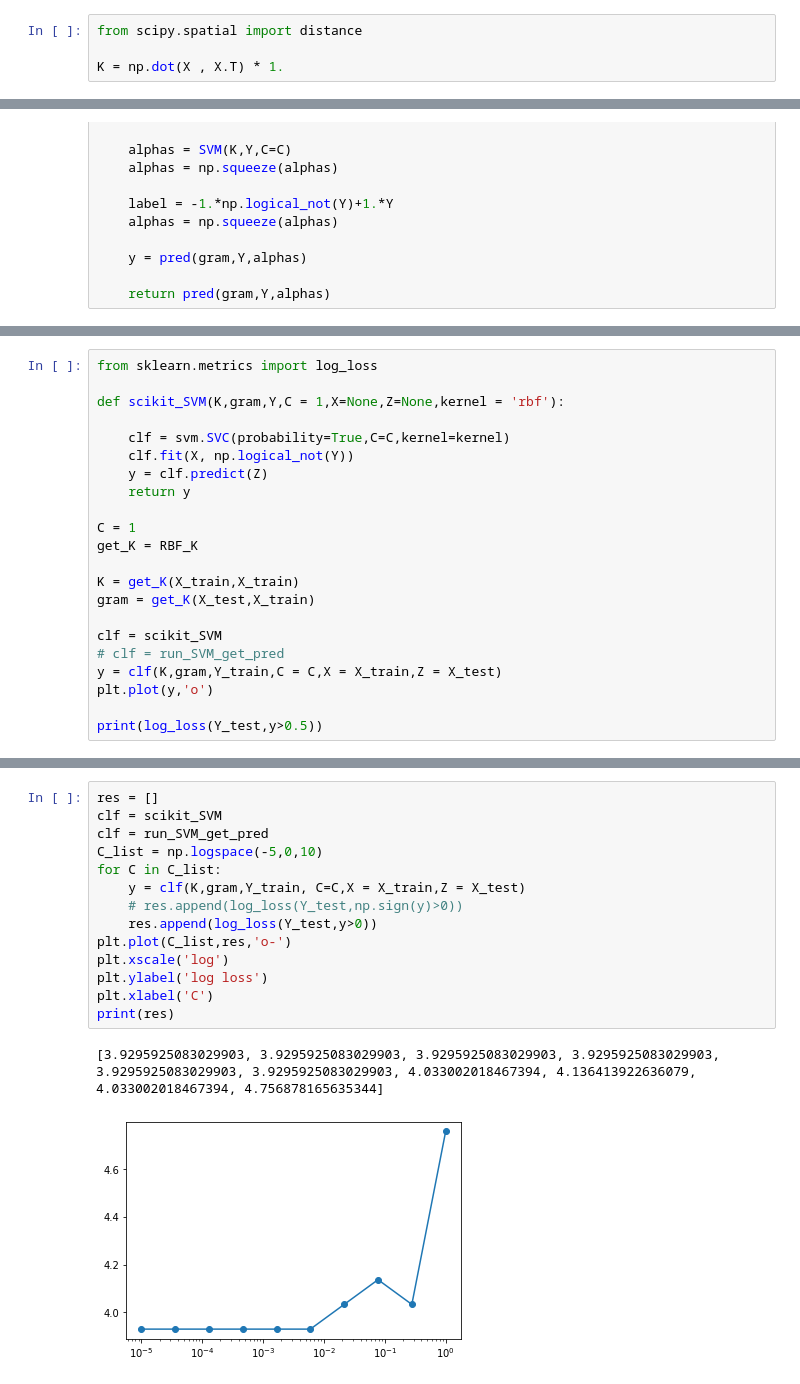
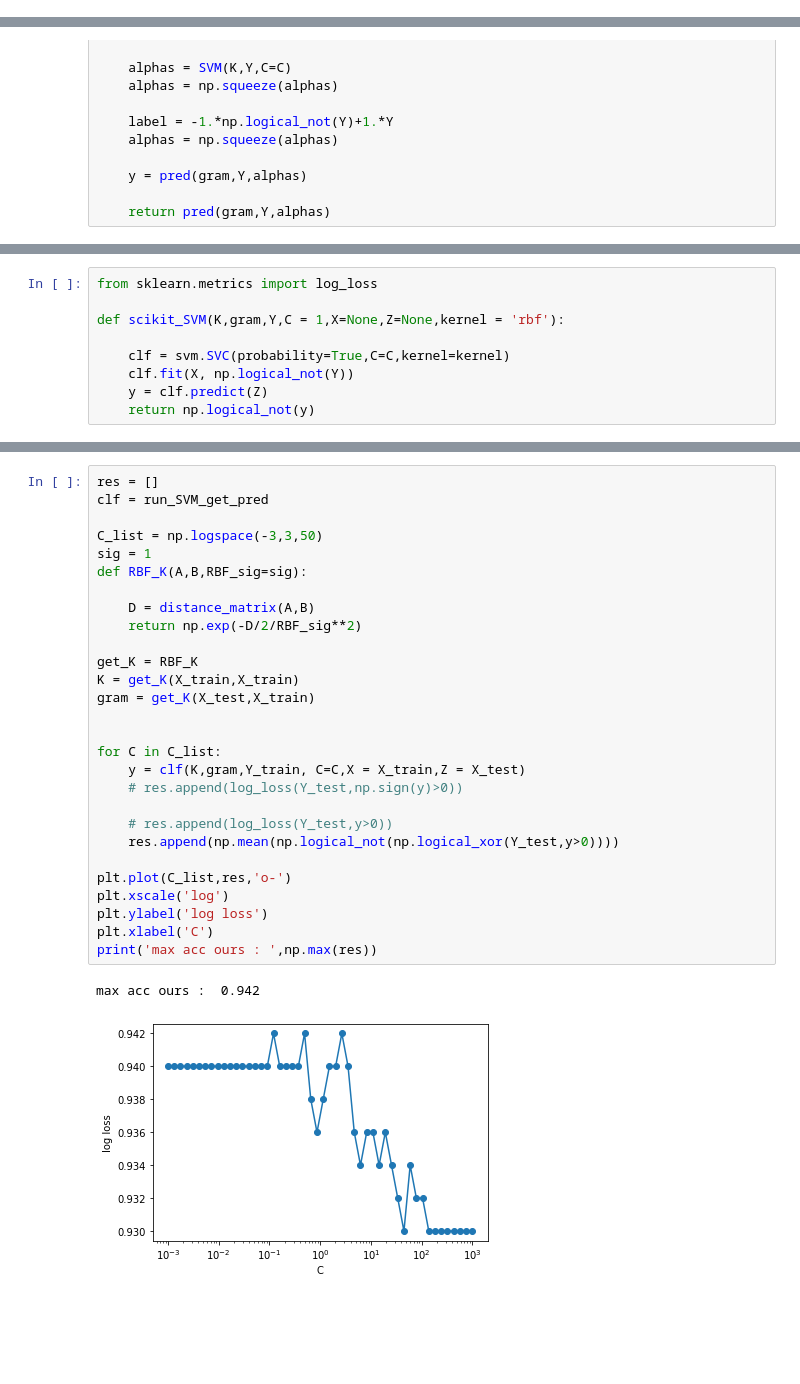
Before and after one commit to jhauret/Kaggle_KernelML_2021, a Jupyter notebook: SVM.ipynb, the cells around one changed output, grey strips where cells are left out. Drawn from its saved outputs; the diff is of its cells as text; blank space fills up the shorter version.

```diff
--- a/SVM.ipynb
+++ b/SVM.ipynb
@@ -52,4 +55,0 @@ def distance_matrix(A, B, squared=False):
-# %%
-from scipy.spatial import distance
-
-K = np.dot(X , X.T) * 1.
@@ -295,17 +307,4 @@ def scikit_SVM(K,gram,Y,C = 1,X=None,Z=None,kernel = 'rbf'):
     clf = svm.SVC(probability=True,C=C,kernel=kernel)
     clf.fit(X, np.logical_not(Y))
     y = clf.predict(Z)
-    return y
-
-C = 1
-get_K = RBF_K
-
-K = get_K(X_train,X_train)
-gram = get_K(X_test,X_train)
-
-clf = scikit_SVM
-# clf = run_SVM_get_pred
-y = clf(K,gram,Y_train,C = C,X = X_train,Z = X_test)
-plt.plot(y,'o')
-
-print(log_loss(Y_test,y>0.5))
+    return np.logical_not(y)
@@ -315,17 +343,31 @@ print(log_loss(Y_test,y>0.5))
 # %%
 res = []
-clf = scikit_SVM
 clf = run_SVM_get_pred
-C_list = np.logspace(-5,0,10)
+
+C_list = np.logspace(-3,3,50)
+sig = 1
+def RBF_K(A,B,RBF_sig=sig):
+
+    D = distance_matrix(A,B)
+    return np.exp(-D/2/RBF_sig**2)
+
+get_K = RBF_K
+K = get_K(X_train,X_train)
+gram = get_K(X_test,X_train)
+
+
 for C in C_list:
     y = clf(K,gram,Y_train, C=C,X = X_train,Z = X_test)
     # res.append(log_loss(Y_test,np.sign(y)>0))
-    res.append(log_loss(Y_test,y>0))
+
+    # res.append(log_loss(Y_test,y>0))
+    res.append(np.mean(np.logical_not(np.logical_xor(Y_test,y>0))))
+
 plt.plot(C_list,res,'o-')
 plt.xscale('log')
 plt.ylabel('log loss')
 plt.xlabel('C')
-print(res)
+print('max acc ours : ',np.max(res))
 # %% [output]
-[3.9295925083029903, 3.9295925083029903, 3.9295925083029903, 3.9295925083029903, 3.9295925083029903, 3.9295925083029903, 4.033002018467394, 4.136413922636079, 4.033002018467394, 4.756878165635344]
+max acc ours :  0.942
-[figure, old version]
+[figure, new version]
```
Also changed, not shown: parts of 18 cells of this notebook.
